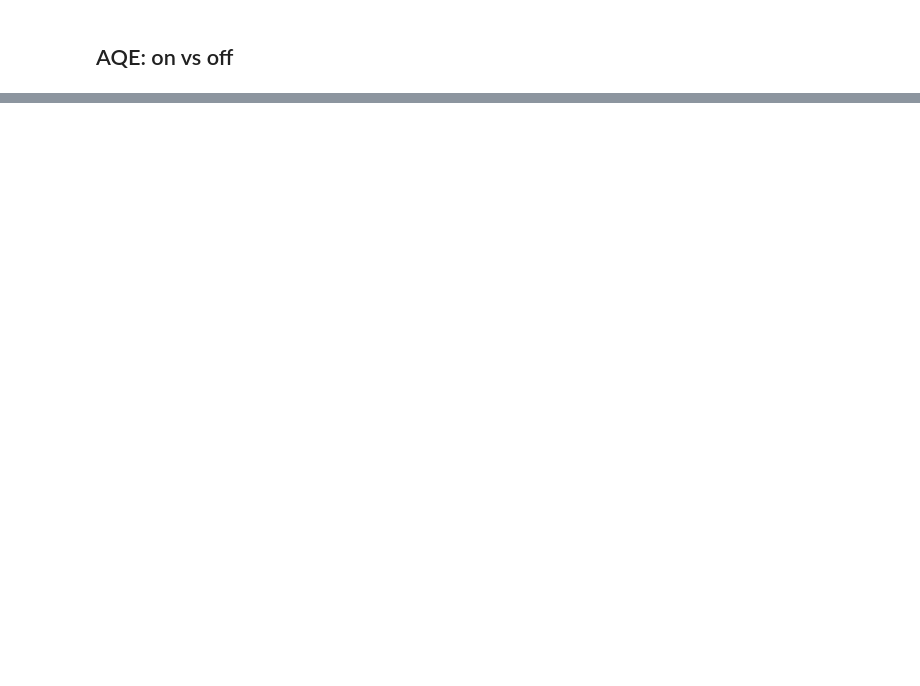
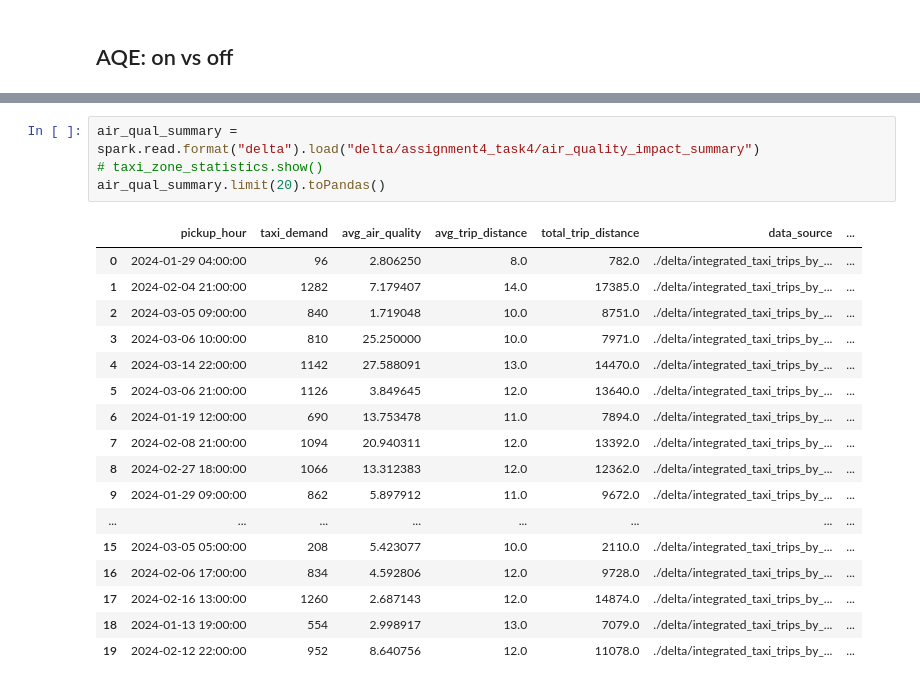
Before and after one commit to Mohammadasfour0743/ID2221_Lab, a Jupyter notebook: Week2.ipynb, the cells around one changed output, grey strips where cells are left out. Saved outputs shown, nothing was run; the diff lists cells and outputs as text; blank space fills up the shorter version.

```diff
--- a/Week2.ipynb
+++ b/Week2.ipynb
@@ -539,0 +719,22 @@ Input [4]: [day_of_week#14046, hour#14043, count#14054L, rank#14059]
+# %%
+air_qual_summary = spark.read.format("delta").load("delta/assignment4_task4/air_quality_impact_summary")
+# taxi_zone_statistics.show()
+air_qual_summary.limit(20).toPandas()
+# %% [output]
+|  | pickup_hour | taxi_demand | avg_air_quality | avg_trip_distance | total_trip_distance | data_source | ... |
+| 0 | 2024-01-29 04:00:00 | 96 | 2.806250 | 8.0 | 782.0 | ./delta/integrated_taxi_trips_by_... | ... |
+| 1 | 2024-02-04 21:00:00 | 1282 | 7.179407 | 14.0 | 17385.0 | ./delta/integrated_taxi_trips_by_... | ... |
+| 2 | 2024-03-05 09:00:00 | 840 | 1.719048 | 10.0 | 8751.0 | ./delta/integrated_taxi_trips_by_... | ... |
+| 3 | 2024-03-06 10:00:00 | 810 | 25.250000 | 10.0 | 7971.0 | ./delta/integrated_taxi_trips_by_... | ... |
+| 4 | 2024-03-14 22:00:00 | 1142 | 27.588091 | 13.0 | 14470.0 | ./delta/integrated_taxi_trips_by_... | ... |
+| 5 | 2024-03-06 21:00:00 | 1126 | 3.849645 | 12.0 | 13640.0 | ./delta/integrated_taxi_trips_by_... | ... |
+| 6 | 2024-01-19 12:00:00 | 690 | 13.753478 | 11.0 | 7894.0 | ./delta/integrated_taxi_trips_by_... | ... |
+| 7 | 2024-02-08 21:00:00 | 1094 | 20.940311 | 12.0 | 13392.0 | ./delta/integrated_taxi_trips_by_... | ... |
+| 8 | 2024-02-27 18:00:00 | 1066 | 13.312383 | 12.0 | 12362.0 | ./delta/integrated_taxi_trips_by_... | ... |
+| 9 | 2024-01-29 09:00:00 | 862 | 5.897912 | 11.0 | 9672.0 | ./delta/integrated_taxi_trips_by_... | ... |
+| ... | ... | ... | ... | ... | ... | ... | ... |
+| 15 | 2024-03-05 05:00:00 | 208 | 5.423077 | 10.0 | 2110.0 | ./delta/integrated_taxi_trips_by_... | ... |
+| 16 | 2024-02-06 17:00:00 | 834 | 4.592806 | 12.0 | 9728.0 | ./delta/integrated_taxi_trips_by_... | ... |
+| 17 | 2024-02-16 13:00:00 | 1260 | 2.687143 | 12.0 | 14874.0 | ./delta/integrated_taxi_trips_by_... | ... |
+| 18 | 2024-01-13 19:00:00 | 554 | 2.998917 | 13.0 | 7079.0 | ./delta/integrated_taxi_trips_by_... | ... |
+| 19 | 2024-02-12 22:00:00 | 952 | 8.640756 | 12.0 | 11078.0 | ./delta/integrated_taxi_trips_by_... | ... |
```
Also changed, not shown: parts of 26 cells of this notebook, 2 other files.
